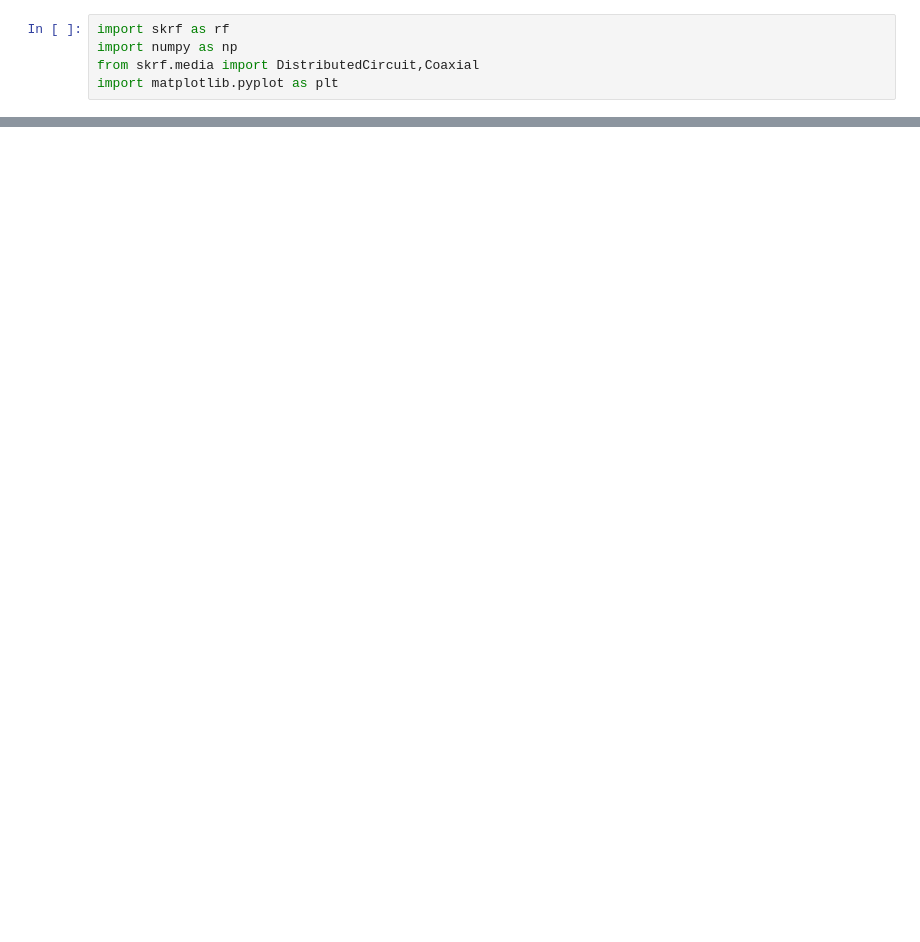
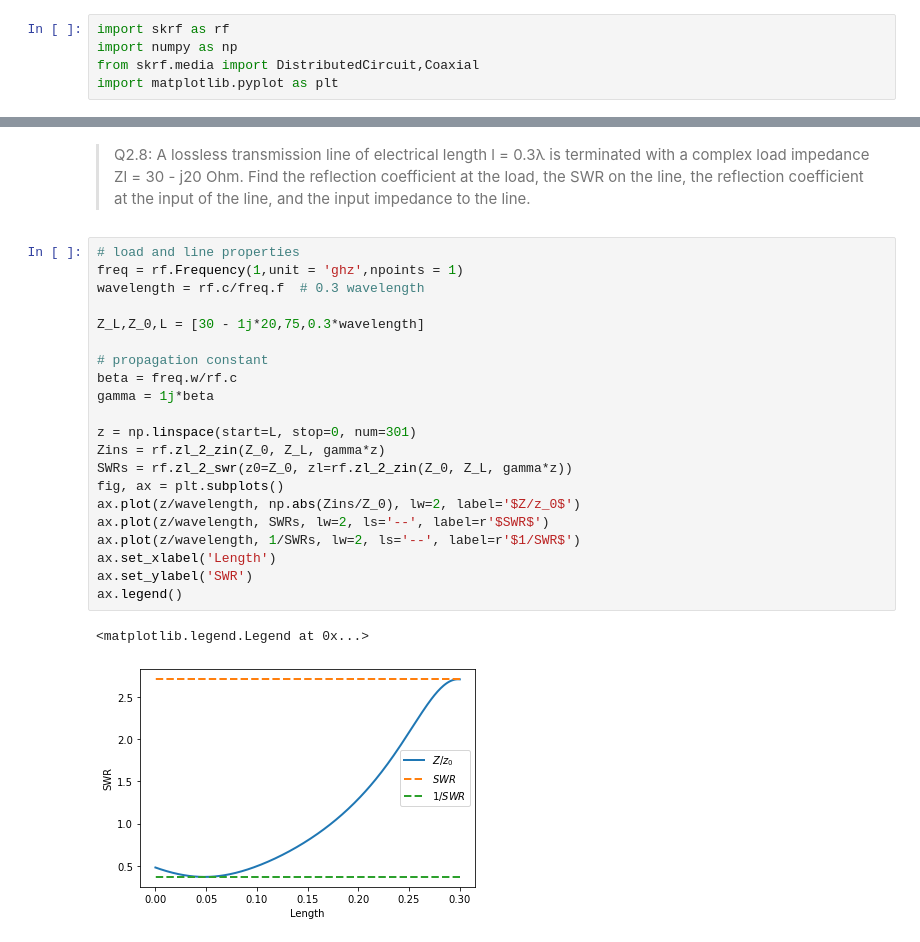
Before and after one commit to hirp7/maia, a Jupyter notebook: examples/Pozar/Ch.2/Ch2.ipynb, the cells around one changed output, grey strips where cells are left out. Drawn from its saved outputs; the diff is of its cells as text; blank space fills up the shorter version.

```diff
--- a/examples/Pozar/Ch.2/Ch2.ipynb
+++ b/examples/Pozar/Ch.2/Ch2.ipynb
@@ -32,0 +42,27 @@ Attenuation[-0.37832421] [dB/m]
+# %% [markdown]
+>Q2.8: A lossless transmission line of electrical length l = 0.3λ is terminated with a complex load impedance Zl = 30 - j20 Ohm. Find the reflection coefficient at the load, the SWR on the line,
+the reflection coefficient at the input of the line, and the input impedance to the line.
+# %%
+# load and line properties
+freq = rf.Frequency(1,unit = 'ghz',npoints = 1)
+wavelength = rf.c/freq.f  # 0.3 wavelength
+
+Z_L,Z_0,L = [30 - 1j*20,75,0.3*wavelength]
+
+# propagation constant
+beta = freq.w/rf.c
+gamma = 1j*beta
+
+z = np.linspace(start=L, stop=0, num=301)
+Zins = rf.zl_2_zin(Z_0, Z_L, gamma*z)
+SWRs = rf.zl_2_swr(z0=Z_0, zl=rf.zl_2_zin(Z_0, Z_L, gamma*z))
+fig, ax = plt.subplots()
+ax.plot(z/wavelength, np.abs(Zins/Z_0), lw=2, label='$Z/z_0$')
+ax.plot(z/wavelength, SWRs, lw=2, ls='--', label=r'$SWR$')
+ax.plot(z/wavelength, 1/SWRs, lw=2, ls='--', label=r'$1/SWR$')
+ax.set_xlabel('Length')
+ax.set_ylabel('SWR')
+ax.legend()
+# %% [output]
+<matplotlib.legend.Legend at 0x...>
+[figure, added]
```
Also changed, not shown: parts of 6 cells of this notebook.
